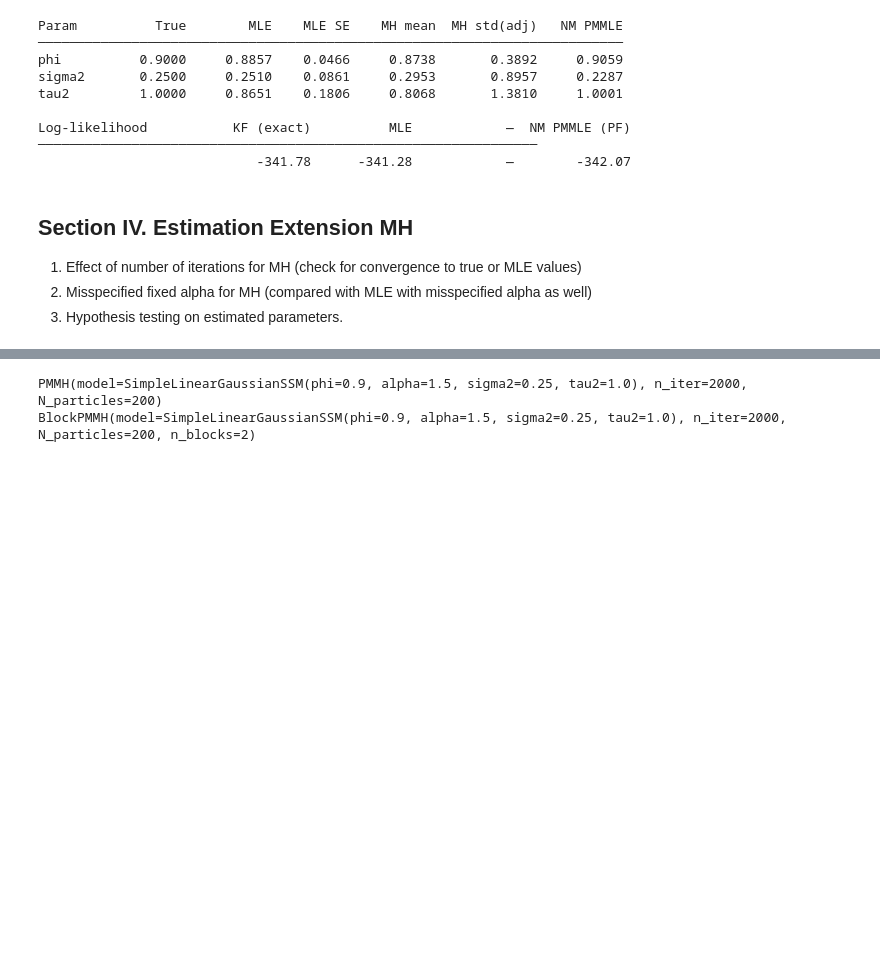
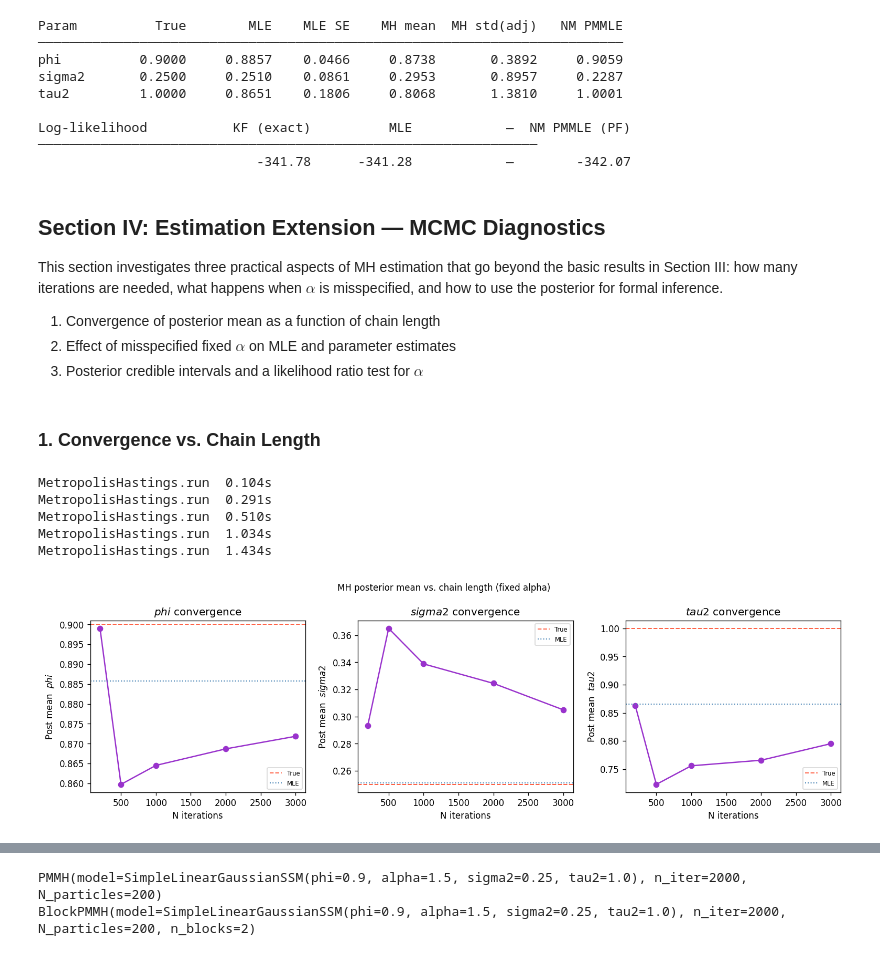
Before and after one commit to rickyli02/particle_filter_project_submission, a Jupyter notebook: notebooks/extension_results.ipynb, the cells around one changed output, grey strips where cells are left out. Cells and saved outputs as stored; diff of their text form; code cells hidden in the pictures; blank space fills up the shorter version.

```diff
--- a/notebooks/extension_results.ipynb
+++ b/notebooks/extension_results.ipynb
@@ -921,7 +1058,46 @@ Log-likelihood           KF (exact)          MLE            —  NM PMMLE (PF)
 ────────────────────────────────────────────────────────────────
                             -341.78      -341.28            —        -342.07
 # %% [markdown]
-## Section IV. Estimation Extension MH
-1. Effect of number of iterations for MH (check for convergence to true or MLE values)
-2. Misspecified fixed alpha for MH (compared with MLE with misspecified alpha as well)
-3. Hypothesis testing on estimated parameters.
+## Section IV: Estimation Extension — MCMC Diagnostics
+
+This section investigates three practical aspects of MH estimation that go beyond the basic results in Section III: how many iterations are needed, what happens when $\alpha$ is misspecified, and how to use the posterior for formal inference.
+
+1. Convergence of posterior mean as a function of chain length
+2. Effect of misspecified fixed $\alpha$ on MLE and parameter estimates
+3. Posterior credible intervals and a likelihood ratio test for $\alpha$
+# %% [markdown]
+### 1. Convergence vs. Chain Length
+# %%
+### 1. Effect of Number of Iterations — Convergence of MH
+
+n_iter_vals = [200, 500, 1000, 2000, 3000]
+running_means = {name: [] for name in names_fa}
+
+for n_it in n_iter_vals:
+    mh_conv = MetropolisHastings(
+        model_fa, observations,
+        n_iter=n_it, step_sizes=np.array([0.06, 0.12, 0.12]),
+        theta0=theta0_fa, log_prior=log_prior_fixed_alpha, seed=3,
+    )
+    ch, _, _ = mh_conv.run()
+    burn = min(100, n_it // 4)
+    con  = model_fa.constrain_chain(ch[burn:])
+    for k, name in enumerate(names_fa):
+        running_means[name].append(con[:, k].mean())
+
+fig, axes = plt.subplots(1, 3, figsize=(13, 4))
+for k, (ax, name) in enumerate(zip(axes, names_fa)):
+    ax.plot(n_iter_vals, running_means[name], 'o-', color='darkorchid', lw=1.5)
+    ax.axhline(TRUE_PARAMS[name], color='tomato', ls='--', lw=1.2, label='True')
+    ax.axhline(mle_result.constrained_params[k], color='steelblue', ls=':', lw=1.2, label='MLE')
+    ax.set_xlabel('N iterations'); ax.set_ylabel(f'Post mean  ${name}$')
+    ax.set_title(f'${name}$ convergence'); ax.legend(fontsize=7)
+plt.suptitle('MH posterior mean vs. chain length (fixed alpha)', fontsize=10)
+plt.tight_layout(); plt.show()
+# %% [output]
+MetropolisHastings.run  0.104s
+MetropolisHastings.run  0.291s
+MetropolisHastings.run  0.510s
+MetropolisHastings.run  1.034s
+MetropolisHastings.run  1.434s
+[figure, added]
```
Also changed, not shown: parts of 37 cells of this notebook, 2 other files.
